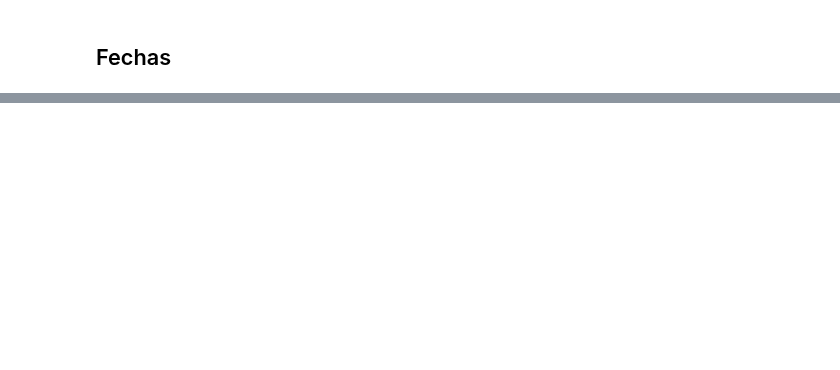
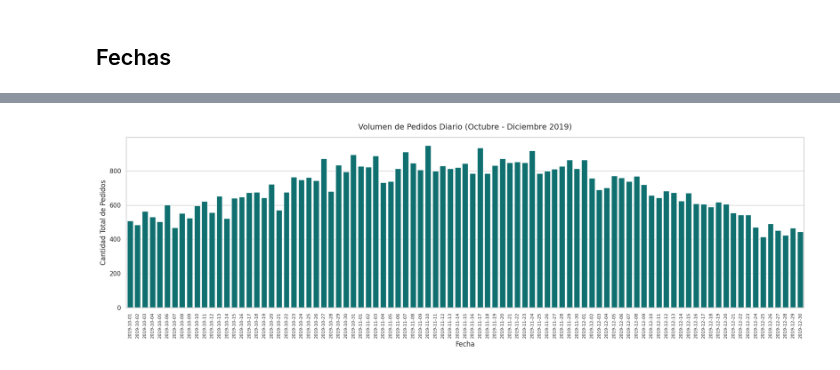
Before and after one commit to antni201204/Glovo_reto, a Jupyter notebook: GLOVO.ipynb, the cells around one changed output, grey strips where cells are left out. Cells and saved outputs as stored; diff of their text form; code cells hidden in the pictures; blank space fills up the shorter version.

```diff
--- a/GLOVO.ipynb
+++ b/GLOVO.ipynb
@@ -208,0 +365,31 @@ df = df.drop(date_variables, axis=1)
+# %%
+import matplotlib.pyplot as plt
+import seaborn as sns
+import pandas as pd
+
+# Configurar el estilo visual
+sns.set_theme(style="whitegrid")
+
+# 1. Extraer solo la fecha (año-mes-día) descartando la hora
+df['date'] = df['activation_time_local'].dt.date
+
+# 2. Agrupar y contar la cantidad de pedidos por cada día exacto
+pedidos_por_dia = df.groupby('date').size().reset_index(name='cantidad_pedidos')
+
+# 3. Crear el gráfico de barras (Barplot)
+plt.figure(figsize=(18, 6)) # Hacemos la figura un poco más ancha para acomodar los 90 días
+
+# Utilizamos color='teal' para mantener tu paleta, o puedes usar palette='viridis' si prefieres gradiente
+sns.barplot(data=pedidos_por_dia, x='date', y='cantidad_pedidos', color='teal')
+
+plt.title('Volumen de Pedidos Diario (Octubre - Diciembre 2019)', fontsize=14, pad=15)
+plt.xlabel('Fecha', fontsize=12)
+plt.ylabel('Cantidad Total de Pedidos', fontsize=12)
+
+# Rotar las fechas del eje X a 90 grados y reducir un poco la fuente para que quepan bien
+plt.xticks(rotation=90, fontsize=8)
+
+plt.tight_layout()
+plt.show()
+# %% [output]
+[figure, added]
```
Also changed, not shown: parts of 44 cells of this notebook.
